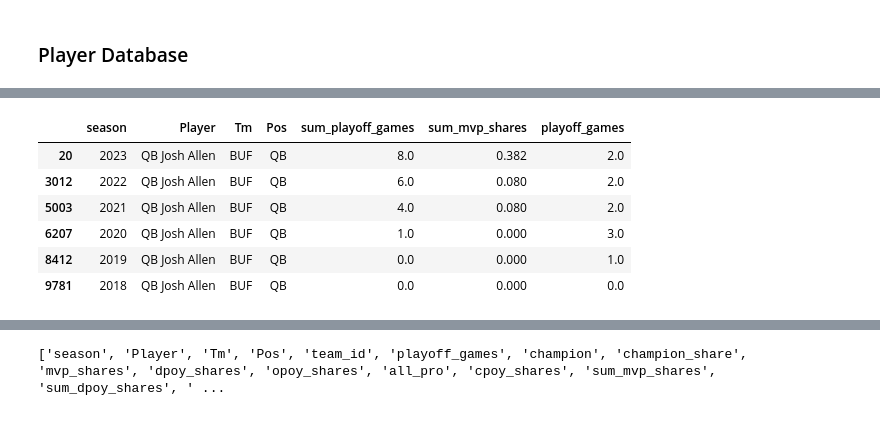
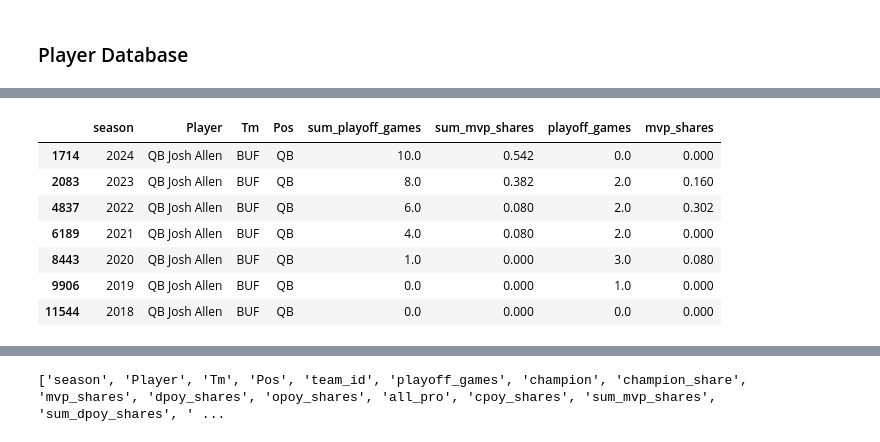
Before and after one commit to allenjake440/NFL_Champion, a Jupyter notebook: nfl_web_scrape/nfl_champ_data.ipynb, the cells around one changed output, grey strips where cells are left out. Cells and saved outputs as stored; diff of their text form; code cells hidden in the pictures.

```diff
--- a/nfl_web_scrape/nfl_champ_data.ipynb
+++ b/nfl_web_scrape/nfl_champ_data.ipynb
@@ -41,13 +42,15 @@ dataframes = [
     all_coaches_data, all_player_award_data, all_player_defense_data, all_player_kicking_data,
     all_player_passing_data, all_player_receiving_data, all_player_rushing_data, all_team_advance_data,
     all_team_defense_data, all_team_games_data, all_team_offense_data,
-    all_team_passing_offense_data, all_team_pso_data
+    all_team_passing_offense_data, all_team_pso_data, all_team_conv_data
 ]
 
-for df in dataframes:
+#for df in dataframes:
     #Drop all rows where 'season' is equal to 2025
-    df.drop(df[df['season'] == 2024].index, inplace=True)
+#    df.drop(df[df['season'] == 2024].index, inplace=True)
 # %%
+# Unique Fixer
+
 # Define the list of seasons for each condition
 seasons_colts = [1983, 1982, 1981, 1980]
 seasons_cardinals = [1987, 1986, 1985, 1984, 1983, 1982, 1981, 1980]
@@ -56,7 +59,7 @@ dataframes = [
     all_coaches_data, all_player_award_data, all_player_defense_data, all_player_kicking_data,
     all_player_passing_data, all_player_receiving_data, all_player_rushing_data, all_team_advance_data,
     all_team_defense_data, all_team_games_data, all_team_offense_data,
-    all_team_passing_offense_data, all_team_pso_data
+    all_team_passing_offense_data, all_team_pso_data, all_team_conv_data
 ]
 
 # Iterate through each DataFrame in the list
@@ -152,11 +129,13 @@ dataframes = {
     "all_team_passing_offense_data": all_team_passing_offense_data,
     "all_team_offense_data": all_team_offense_data,
     "all_team_defense_data": all_team_defense_data,
-    "all_team_advance_data": all_team_advance_data
+    "all_team_advance_data": all_team_advance_data,
+    "all_team_conv_data": all_team_conv_data,
 }
 
 # Cleaning and processing each DataFrame -ja
 for name, df in dataframes.items():
+
     # Drop rows where 'Team' is "0", blank, or NaN -ja
     df = df[~df['Team'].isin(['0', '', None])]
     df = df.dropna(subset=['Team'])
@@ -179,6 +158,7 @@ all_team_passing_offense_data = dataframes["all_team_passing_offense_data"]
 all_team_offense_data = dataframes["all_team_offense_data"]
 all_team_defense_data = dataframes["all_team_defense_data"]
 all_team_advance_data = dataframes["all_team_advance_data"]
+all_team_conv_data = dataframes['all_team_conv_data']
 
 # Create a dictionary mapping 'Team' to 'team_id' from 'all_team_index_custom' -ja
 team_id_lookup = all_team_index_custom.set_index('Team')['team_id'].to_dict()
@@ -189,7 +169,6 @@ all_player_award_data['team_id'] = all_player_award_data['Team'].map(team_id_loo
 # The 'team_id' column is now added to 'all_player_award_data' -ja
 # Ensure 'team_id' is rounded to the nearest whole number -ja
 all_player_award_data['team_id'] = np.round(all_player_award_data['team_id']).astype('Int64')
-
 
 # Create a dictionary mapping 'team_abb' to 'team_id' from 'all_team_index_custom' -ja
 team_id_lookup = all_team_index_custom.set_index('team_abb')['team_id'].to_dict()
@@ -228,9 +207,6 @@ all_coaches_data = dataframes["all_coaches_data"]
 # %% [markdown]
 ### Merging/vlookup data | team_offense, team_defense, team_passing_offense, team_pso INTO team_advance
 # %%
-#dfs have id relation to team, remember trades cannot be taken in account -ja
-
-
 # Merge columns from 'all_team_offense_data' into 'all_team_advance_data' -ja
 all_team_advance_data = all_team_advance_data.merge(
     all_team_offense_data[
@@ -248,7 +224,7 @@ all_team_advance_data = all_team_advance_data.merge(
 # Drop duplicates after merge- ja
 all_team_advance_data = all_team_advance_data.drop_duplicates(subset=['season', 'team_id'])
 
-# Merge columns from 'all_team_defense_data' into 'all_team_advance_data'
+# Merge columns from 'all_team_defense_data' into 'all_team_advance_data'-ja
 all_team_advance_data = all_team_advance_data.merge(
     all_team_defense_data[
         ['team_id', 'season', 'team_defense_G', 'team_defense_PA', 'team_defense_Tot Yds & TO_Yds', 'team_defense_Tot Yds & TO_Ply',
@@ -297,6 +273,16 @@ all_team_advance_data['champion'] = (all_team_advance_data['champion_share'] ==
 columns_to_drop = ['T', 'passing_offense_Yds.1', 'team_offense_G', 'team_defense_G']
 all_team_advance_data = all_team_advance_data.drop(columns=columns_to_drop)
 
+# Merging new data columns from conv data to all team data (all team advance data) -ja
+all_team_advance_data = all_team_advance_data.merge(
+    all_team_conv_data[
+        ['team_id', 'season','3DAtt','3DConv','3D%','4DAtt','4DConv','4D%','RZAtt','RZTD','RZPct']
+    ],
+    on=['team_id', 'season'],
+    how='left'
+)
+
+
 all_team_advance_data
 # %% [output]
 |  | season | Team | W | L | W-L% | PF | PA | PD | MoV | SoS | ... | ... |
@@ -442,14 +573,15 @@ filtered_data
 # %%
-filtered_data = combined_data[combined_data['Player'] == 'QB Josh Allen'][['season', 'Player', 'Tm','Pos', 'sum_playoff_games', 'sum_mvp_shares', 'playoff_games']]
+filtered_data = combined_data[combined_data['Player'] == 'QB Josh Allen'][['season', 'Player', 'Tm','Pos', 'sum_playoff_games', 'sum_mvp_shares', 'playoff_games', 'mvp_shares']]
 filtered_data
 # %% [output]
-|  | season | Player | Tm | Pos | sum_playoff_games | sum_mvp_shares | playoff_games |
-| 20 | 2023 | QB Josh Allen | BUF | QB | 8.0 | 0.382 | 2.0 |
-| 3012 | 2022 | QB Josh Allen | BUF | QB | 6.0 | 0.080 | 2.0 |
-| 5003 | 2021 | QB Josh Allen | BUF | QB | 4.0 | 0.080 | 2.0 |
-| 6207 | 2020 | QB Josh Allen | BUF | QB | 1.0 | 0.000 | 3.0 |
-| 8412 | 2019 | QB Josh Allen | BUF | QB | 0.0 | 0.000 | 1.0 |
-| 9781 | 2018 | QB Josh Allen | BUF | QB | 0.0 | 0.000 | 0.0 |
+|  | season | Player | Tm | Pos | sum_playoff_games | sum_mvp_shares | playoff_games | mvp_shares |
+| 1714 | 2024 | QB Josh Allen | BUF | QB | 10.0 | 0.542 | 0.0 | 0.000 |
+| 2083 | 2023 | QB Josh Allen | BUF | QB | 8.0 | 0.382 | 2.0 | 0.160 |
+| 4837 | 2022 | QB Josh Allen | BUF | QB | 6.0 | 0.080 | 2.0 | 0.302 |
+| 6189 | 2021 | QB Josh Allen | BUF | QB | 4.0 | 0.080 | 2.0 | 0.000 |
+| 8443 | 2020 | QB Josh Allen | BUF | QB | 1.0 | 0.000 | 3.0 | 0.080 |
+| 9906 | 2019 | QB Josh Allen | BUF | QB | 0.0 | 0.000 | 1.0 | 0.000 |
+| 11544 | 2018 | QB Josh Allen | BUF | QB | 0.0 | 0.000 | 0.0 | 0.000 |
 # %%
 filtered_data = combined_data[combined_data['Player'] == 'Josh Allen'][['season', 'Player', 'Tm','Pos', 'sum_playoff_games', 'sum_dpoy_shares', 'playoff_games']]
 filtered_data
```
Also changed, not shown: parts of 36 cells of this notebook, 1 other file.
